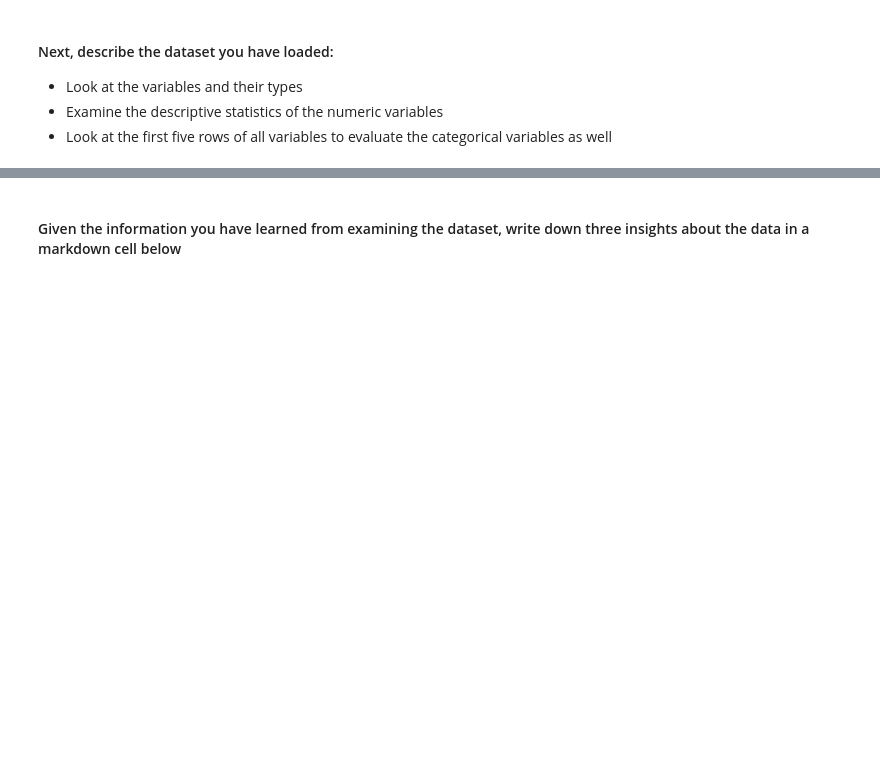
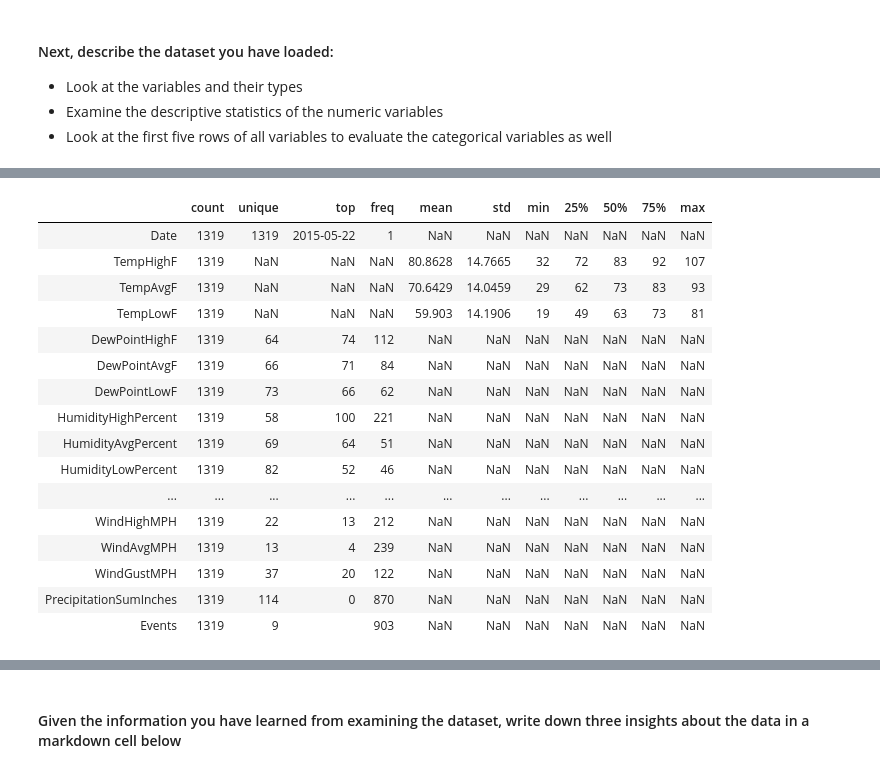
Before and after one commit to ta-datapt-bcn/lab-intro-to-ml, a Jupyter notebook: your-code/main.ipynb, the cells around one changed output, grey strips where cells are left out. Drawn from its saved outputs; the diff is of its cells as text; code cells hidden in the pictures; blank space fills up the shorter version.

```diff
--- a/your-code/main.ipynb
+++ b/your-code/main.ipynb
@@ -14,6 +18,8 @@
 #### First, import it into a data frame called `austin`. You can find the data in Ironhack's database (db: weather, table: austin_weather).
 # %%
 # Your code here
+
+austin = pd.read_csv('data/austin_weather.csv')
 # %% [markdown]
 #### Next, describe the dataset you have loaded:
 - Look at the variables and their types
@@ -27,0 +49,23 @@
+# %%
+# Your code here
+# Want to see the statistics of all numeric values, even if some are still set as object
+
+austin.describe(include = 'all').transpose()
+# %% [output]
+|  | count | unique | top | freq | mean | std | min | 25% | 50% | 75% | max |
+| Date | 1319 | 1319 | 2015-05-22 | 1 | NaN | NaN | NaN | NaN | NaN | NaN | NaN |
+| TempHighF | 1319 | NaN | NaN | NaN | 80.8628 | 14.7665 | 32 | 72 | 83 | 92 | 107 |
+| TempAvgF | 1319 | NaN | NaN | NaN | 70.6429 | 14.0459 | 29 | 62 | 73 | 83 | 93 |
+| TempLowF | 1319 | NaN | NaN | NaN | 59.903 | 14.1906 | 19 | 49 | 63 | 73 | 81 |
+| DewPointHighF | 1319 | 64 | 74 | 112 | NaN | NaN | NaN | NaN | NaN | NaN | NaN |
+| DewPointAvgF | 1319 | 66 | 71 | 84 | NaN | NaN | NaN | NaN | NaN | NaN | NaN |
+| DewPointLowF | 1319 | 73 | 66 | 62 | NaN | NaN | NaN | NaN | NaN | NaN | NaN |
+| HumidityHighPercent | 1319 | 58 | 100 | 221 | NaN | NaN | NaN | NaN | NaN | NaN | NaN |
+| HumidityAvgPercent | 1319 | 69 | 64 | 51 | NaN | NaN | NaN | NaN | NaN | NaN | NaN |
+| HumidityLowPercent | 1319 | 82 | 52 | 46 | NaN | NaN | NaN | NaN | NaN | NaN | NaN |
+| ... | ... | ... | ... | ... | ... | ... | ... | ... | ... | ... | ... |
+| WindHighMPH | 1319 | 22 | 13 | 212 | NaN | NaN | NaN | NaN | NaN | NaN | NaN |
+| WindAvgMPH | 1319 | 13 | 4 | 239 | NaN | NaN | NaN | NaN | NaN | NaN | NaN |
+| WindGustMPH | 1319 | 37 | 20 | 122 | NaN | NaN | NaN | NaN | NaN | NaN | NaN |
+| PrecipitationSumInches | 1319 | 114 | 0 | 870 | NaN | NaN | NaN | NaN | NaN | NaN | NaN |
+| Events | 1319 | 9 |  | 903 | NaN | NaN | NaN | NaN | NaN | NaN | NaN |
```
Also changed, not shown: parts of 43 cells of this notebook, 2 other files.
